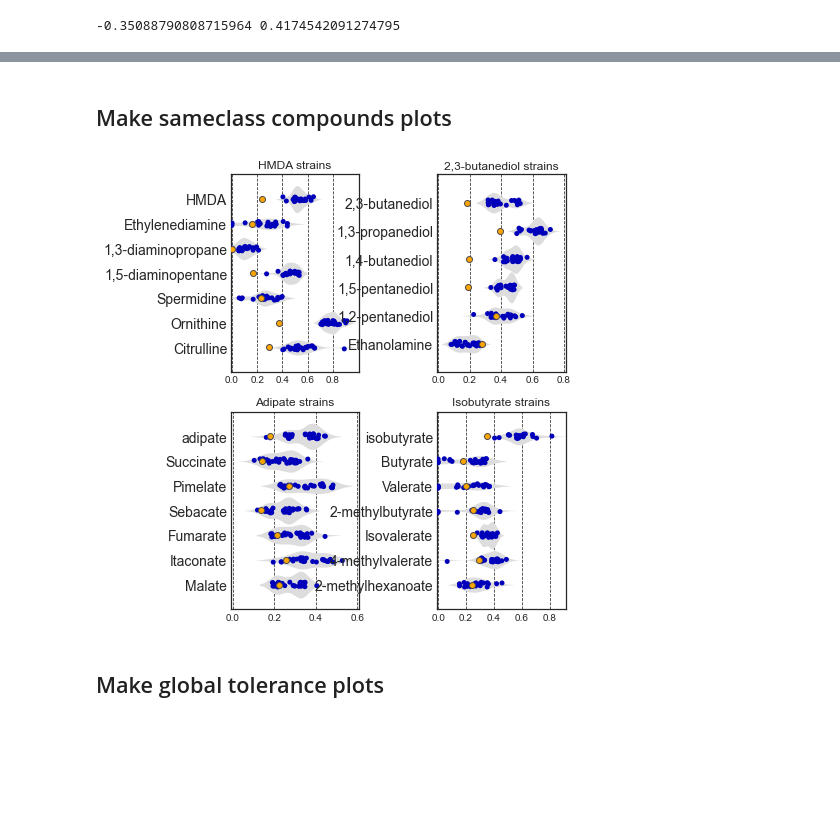
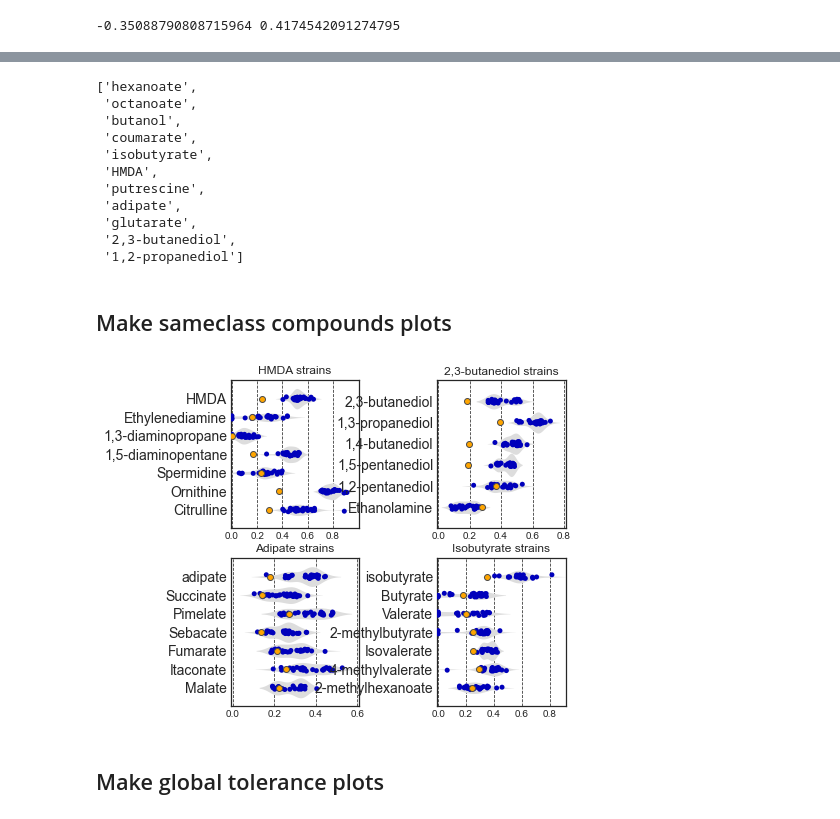
Before and after one commit to SBRG/Ecoli_chem_tol_ALE, a Jupyter notebook: Notebooks/F3 - Make growth summary figures.ipynb, the cells around one changed output, grey strips where cells are left out. Cells and saved outputs as stored; diff of their text form; code cells hidden in the pictures; blank space fills up the shorter version.

```diff
--- a/Notebooks/F3 - Make growth summary figures.ipynb
+++ b/Notebooks/F3 - Make growth summary figures.ipynb
@@ -72,7 +119,7 @@ def lprettify(l):
 
 def two_color_func(val):
     """
-    Blue is higher, red is lower. 0 is white.
+    Red is higher, blue is lower. 0 is white.
     """
     a = 240
     assert -1 <= val <= 1, val
@@ -153,5 +200,16 @@ def cat_dot_plot(df, color_df=None, fig=None, legend_min="", legend_max=""):
 
     fig.xaxis.major_label_orientation = 1
     fig.grid.grid_line_color = None
+
     return fig
+# %%
+column_order = [
+    "1,2-propanediol", "2,3-butanediol", "glutarate", "adipate",  "putrescine", "HMDA",
+     "isobutyrate", "coumarate", "butanol", "octanoate", "hexanoate",
+    "NaCl"]
+
+index_order = [
+    "1,2-propanediol", "2,3-butanediol", "glutarate", "adipate",  "putrescine", "HMDA",
+     "isobutyrate", "coumarate", "butanol",  "octanoate", "hexanoate",
+    "None (MG1655)"]
 # %%
@@ -221,6 +265,12 @@ q3_df = q3_df[1:]
 comp_to_shorthand = {k: v for k, v in compounds.items()}
 comp_to_shorthand["M9"] = "M9"
 comp_to_shorthand["NaCl"] = "NaCl"
+# %%
+comp_to_shorthand2 = comp_to_shorthand.copy()
+
+for i in comp_to_shorthand2.keys():
+    new_name = comp_to_shorthand.get(i)+' ('+str(short_df[short_df['evolved_compound']==i].index.size)+')'
+    comp_to_shorthand2.update([(i,new_name)])
 # %%
 heatmap_df
 # %% [output]
@@ -326,7 +376,15 @@ y_cats = list(plot_df.index)
 ax1.add_artist(plt.Rectangle((-0.5, -0.5), num_cols, num_rows, color="white", zorder=-1))
 
 # Make the gray compound category rectangles
-for i in [0, 2, 4, 6]:
+for i in [0, 2, 4]:
+    rect = plt.Rectangle((i-0.5, 8.5-i), 2, 2, color="#e2e2e2", zorder=0)
+    ax1.add_artist(rect)
+
+for i in [7]:
+    rect = plt.Rectangle((i-1.5, 8.5-i), 3, 3, color="#e2e2e2", zorder=0)
+    ax1.add_artist(rect)
+
+for i in [9]:
     rect = plt.Rectangle((i-0.5, 8.5-i), 2, 2, color="#e2e2e2", zorder=0)
     ax1.add_artist(rect)
 
@@ -339,7 +397,7 @@ for y, y_cat in enumerate(y_cats):
         circle_size = np.sqrt(plot_df.iloc[y, x]) / 2 * 1.1
         color = two_color_func(color_df.iloc[y, x])
 
-        circle = plt.Circle((x, y), circle_size, facecolor=color, edgecolor="grey", linewidth=0.2)
+        circle = plt.Circle((x, y), circle_size, facecolor=color, edgecolor="#282828", linewidth=0.5)
         ax1.add_artist(circle)
 
 
@@ -357,7 +415,7 @@ ax1.tick_params(top="off", right="off", direction="out")
 
 tick_size = 16
 ax1.set_xticklabels(map(comp_to_shorthand.get, x_cats), fontsize=tick_size, rotation=90)
-ax1.set_yticklabels(map(comp_to_shorthand.get, y_cats), fontsize=tick_size)
+ax1.set_yticklabels(map(comp_to_shorthand2.get, y_cats), fontsize=tick_size)
 
 # Set the axis labels
 labelsize = 26
@@ -385,7 +443,7 @@ for i in range(reso):
         siz = np.sqrt(size_ran[i]) / 2 * 1. / 10
         color = two_color_func(color_ran[i])
         circ = plt.Circle(
-            (pos_i[0]+0.1, pos_i[1]+0.004), siz, facecolor=color, edgecolor="grey", linewidth=0.2
+            (pos_i[0]+0.1, pos_i[1]+0.004), siz, facecolor=color, edgecolor="#282828", linewidth=0.5
         )
         ax2.add_artist(circ)
     #ax2.add_artist(rect)
@@ -396,6 +454,9 @@ legend_fontsize = 18
 ax2.text(leg_pos[0], leg_pos[1]-0.07, str(round(legend_min, 2)) + " /h", fontsize=legend_fontsize)
 ax2.text(leg_pos[0], leg_pos[1]+leg_height+0.06, str(round(legend_max, 2)) + " /h", fontsize=legend_fontsize)
 
+ax1.set_title("Relative growth rates with various chemicals", fontsize=20)
+
+
 #plt.show()
 
 plt.savefig("../Plots/Figure 3_cross_tolerance.pdf", transparent=True)
@@ -407,9 +468,23 @@ plt.savefig("../Plots/Figure 3_cross_tolerance.svg")
+# %%
+y_cats
+# %% [output]
+['hexanoate',
+ 'octanoate',
+ 'butanol',
+ 'coumarate',
+ 'isobutyrate',
+ 'HMDA',
+ 'putrescine',
+ 'adipate',
+ 'glutarate',
+ '2,3-butanediol',
+ '1,2-propanediol']
 # %% [markdown]
 ## Make sameclass compounds plots
 # %%
 plt.style.use("seaborn-white")
 
-fig = plt.figure(figsize=[6, 8])
+fig = plt.figure(figsize=[6, 6])
 
 compounds = {
     "HMDA": "HMDA",
@@ -440,34 +515,34 @@ for i, c in enumerate(["HMDA", "23BD", "ADIP", "IBUA"]):
     )
 
     sbn.swarmplot(
         y="variable", x="value", data=pd.melt(mg_df.reset_index(), id_vars="strain"),
         color="orange", linewidth=1, size=6
     )
     plt.xlabel("")
     plt.ylabel("")
     plt.grid(axis="x", linestyle="--", color="#333333")
     plt.ylim([len(set(plot_df["variable"])), -1])
     plt.xticks([0, 0.2, 0.4, 0.6, 0.8])
     if c == "HMDA":
         plt.xlim([xmin, 1+dif])
     elif c == "23BD":
         plt.xlim([xmin, 0.8+dif])
     elif c == "ADIP":
         plt.xlim([xmin, 0.6+dif])
     elif c == "IBUA":
         plt.xlim([xmin, 0.9+dif])
     else:
         raise RuntimeError()
 
 
     plt.title(compounds[c] + " strains")
     plt.yticks(fontsize=14)
 
 plt.subplots_adjust(wspace=0.6)
 
 plt.savefig("../Plots/Figure 3_tolerance_to_others.svg")
 # %% [output]
-[figure, old version]
+[figure, new version]
 # %% [markdown]
 ## Make global tolerance plots
 # %%
```
Also changed, not shown: parts of 14 cells of this notebook, 33 other files.
